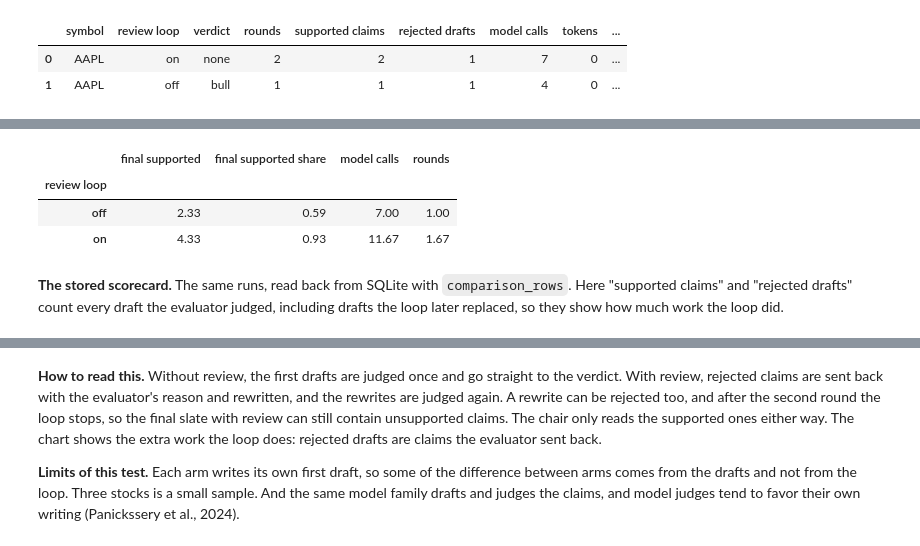
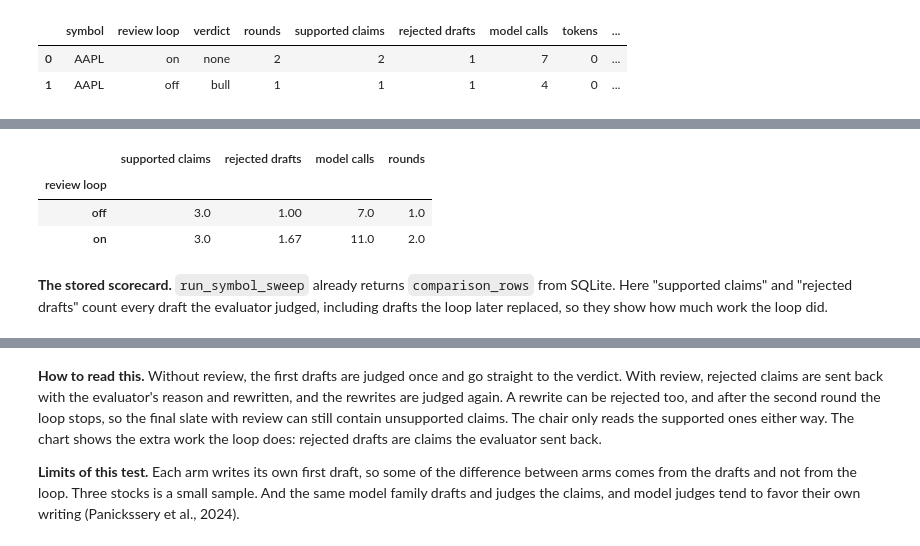
Before and after one commit to ibucketbranch/AAI-520-Final-Project, a Jupyter notebook: notebooks/final/AAI520_Group7_Final_Light.ipynb, the cells around one changed output, grey strips where cells are left out. Cells and saved outputs as stored; diff of their text form; code cells hidden in the pictures.

```diff
--- a/notebooks/final/AAI520_Group7_Final_Light.ipynb
+++ b/notebooks/final/AAI520_Group7_Final_Light.ipynb
@@ -976,0 +930,18 @@ final_table
+# %%
+EVAL_SYMBOLS = ["AAPL", "NVDA", "JPM"]
+
+# Michael's sweep helper gathers each stock once, runs both review arms from
+# that saved evidence, and reads the scorecard back from SQLite.
+sweep_rows = run_symbol_sweep(
+    EVAL_SYMBOLS,
+    DB_PATH,
+    settings,
+    gatherers=None if LIVE else TOOLS,
+    planner_provider="rules",
+    provider=PROVIDER,
+)
+sweep_table = table(sweep_rows)
+if PROVIDER == "template":
+    print("Rule-based run: the template analysts cite one real item per claim, so every claim")
+    print("passes and both arms look the same. The comparison needs the model run.")
+sweep_table.drop(columns=["run id"])
@@ -977,12 +956,12 @@ final_table
 # %%
-columns = ["final supported", "final supported share", "model calls", "rounds"]
-summary = final_table.groupby("review loop")[columns].mean()
+columns = ["supported claims", "rejected drafts", "model calls", "rounds"]
+summary = sweep_table.groupby("review loop")[columns].mean()
 summary.round(2)
 # %% [output]
-|  | final supported | final supported share | model calls | rounds |
+|  | supported claims | rejected drafts | model calls | rounds |
 | review loop |  |  |  |  |
-| off | 2.33 | 0.59 | 7.00 | 1.00 |
-| on | 4.33 | 0.93 | 11.67 | 1.67 |
+| off | 3.0 | 1.00 | 7.0 | 1.0 |
+| on | 3.0 | 1.67 | 11.0 | 2.0 |
 # %% [markdown]
-**The stored scorecard.** The same runs, read back from SQLite with `comparison_rows`. Here "supported claims" and "rejected drafts" count every draft the evaluator judged, including drafts the loop later replaced, so they show how much work the loop did.
+**The stored scorecard.** `run_symbol_sweep` already returns `comparison_rows` from SQLite. Here "supported claims" and "rejected drafts" count every draft the evaluator judged, including drafts the loop later replaced, so they show how much work the loop did.
 # %%
```
Also changed, not shown: parts of 20 cells of this notebook, 4 other files.
